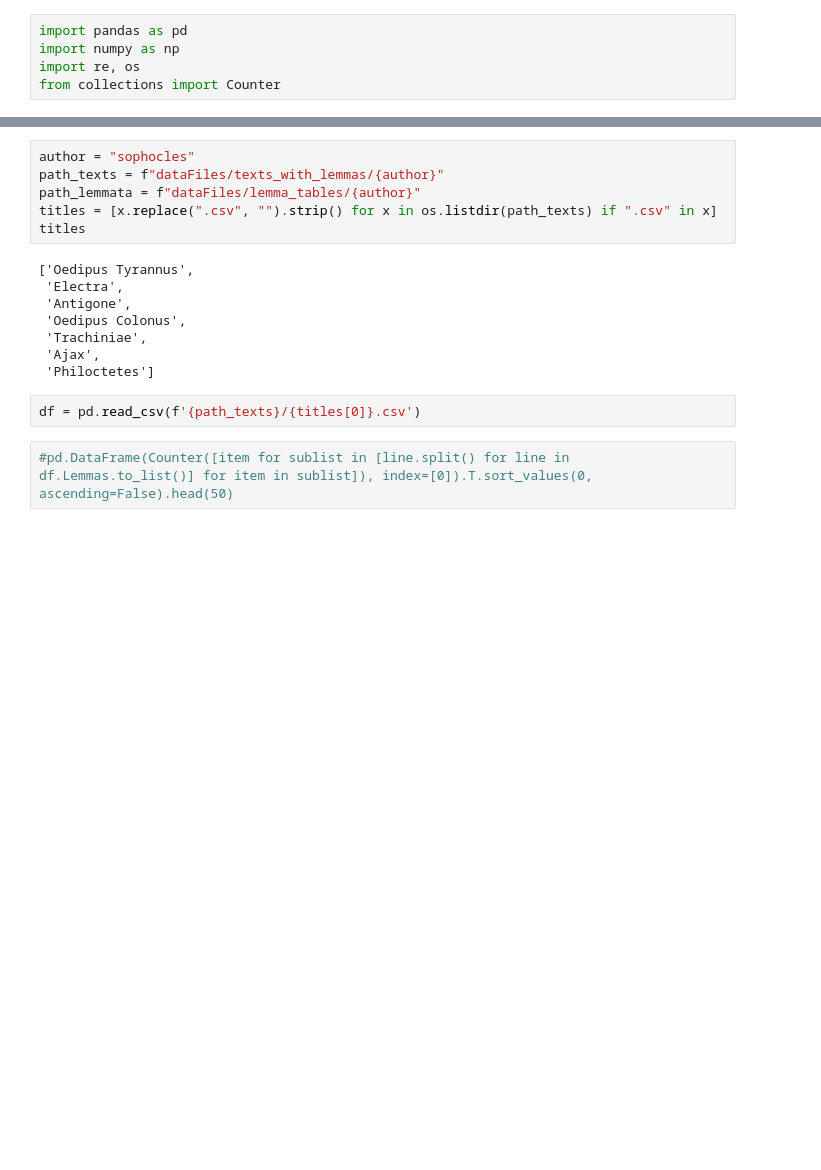
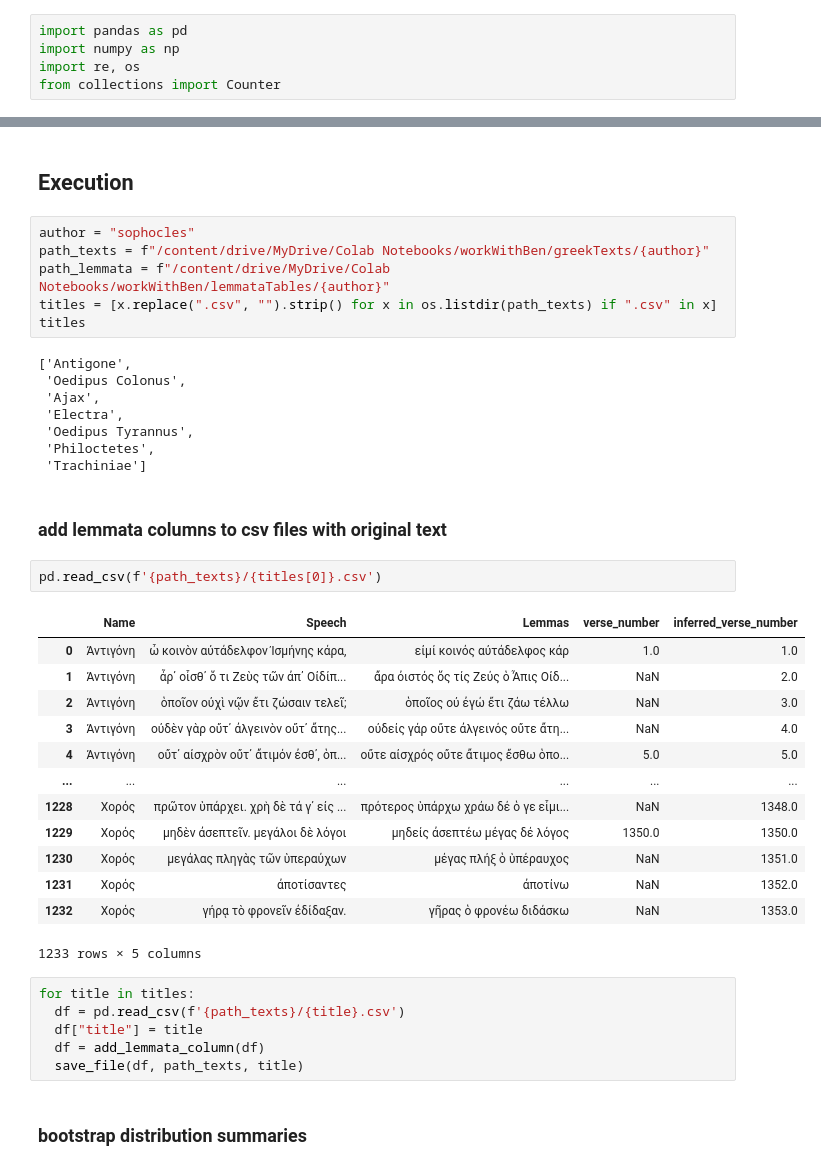
Before and after one commit to datamaunz/sophoclesApp, a Jupyter notebook: bootstrap_lemma_distributions.ipynb, the cells around one changed output, grey strips where cells are left out. Saved outputs shown, nothing was run; the diff lists cells and outputs as text; blank space fills up the shorter version.

```diff
--- a/bootstrap_lemma_distributions.ipynb
+++ b/bootstrap_lemma_distributions.ipynb
@@ -49,21 +100,45 @@ def save_file(df, path, title, first_col_as_index=True):
+# %% [markdown]
+## Execution
 # %%
 author = "sophocles"
-path_texts = f"dataFiles/texts_with_lemmas/{author}"
-path_lemmata = f"dataFiles/lemma_tables/{author}"
+path_texts = f"/content/drive/MyDrive/Colab Notebooks/workWithBen/greekTexts/{author}"
+path_lemmata = f"/content/drive/MyDrive/Colab Notebooks/workWithBen/lemmataTables/{author}"
 titles = [x.replace(".csv", "").strip() for x in os.listdir(path_texts) if ".csv" in x]
 titles
 # %% [output]
-['Oedipus Tyrannus',
+['Antigone',
+ 'Oedipus Colonus',
+ 'Ajax',
  'Electra',
- 'Antigone',
- 'Oedipus Colonus',
- 'Trachiniae',
- 'Ajax',
- 'Philoctetes']
+ 'Oedipus Tyrannus',
+ 'Philoctetes',
+ 'Trachiniae']
+# %% [markdown]
+### add lemmata columns to csv files with original text
 # %%
-df = pd.read_csv(f'{path_texts}/{titles[0]}.csv')
+pd.read_csv(f'{path_texts}/{titles[0]}.csv')
+# %% [output]
+|  | Name | Speech | Lemmas | verse_number | inferred_verse_number |
+| 0 | Ἀντιγόνη | ὦ κοινὸν αὐτάδελφον Ἰσμήνης κάρα, | εἰμί κοινός αὐτάδελφος κάρ | 1.0 | 1.0 |
+| 1 | Ἀντιγόνη | ἆρ᾽ οἶσθ᾽ ὅ τι Ζεὺς τῶν ἀπ᾽ Οἰδίπ... | ἄρα ὀιστός ὅς τίς Ζεύς ὁ Ἆπις Οἰδ... | NaN | 2.0 |
+| 2 | Ἀντιγόνη | ὁποῖον οὐχὶ νῷν ἔτι ζώσαιν τελεῖ; | ὁποῖος οὐ ἐγώ ἔτι ζάω τέλλω | NaN | 3.0 |
+| 3 | Ἀντιγόνη | οὐδὲν γὰρ οὔτ᾽ ἀλγεινὸν οὔτ᾽ ἄτης... | οὐδείς γάρ οὔτε ἀλγεινός οὔτε ἄτη... | NaN | 4.0 |
+| 4 | Ἀντιγόνη | οὔτ᾽ αἰσχρὸν οὔτ᾽ ἄτιμόν ἐσθ᾽, ὁπ... | οὔτε αἰσχρός οὔτε ἄτιμος ἔσθω ὁπο... | 5.0 | 5.0 |
+| ... | ... | ... | ... | ... | ... |
+| 1228 | Χορός | πρῶτον ὑπάρχει. χρὴ δὲ τά γ᾽ εἰς ... | πρότερος ὑπάρχω χράω δέ ὁ γε εἶμι... | NaN | 1348.0 |
+| 1229 | Χορός | μηδὲν ἀσεπτεῖν. μεγάλοι δὲ λόγοι | μηδείς ἀσεπτέω μέγας δέ λόγος | 1350.0 | 1350.0 |
+| 1230 | Χορός | μεγάλας πληγὰς τῶν ὑπεραύχων | μέγας πλήξ ὁ ὑπέραυχος | NaN | 1351.0 |
+| 1231 | Χορός | ἀποτίσαντες | ἀποτίνω | NaN | 1352.0 |
+| 1232 | Χορός | γήρᾳ τὸ φρονεῖν ἐδίδαξαν. | γῆρας ὁ φρονέω διδάσκω | NaN | 1353.0 |
+1233 rows × 5 columns
-# %%
-#pd.DataFrame(Counter([item for sublist in [line.split() for line in df.Lemmas.to_list()] for item in sublist]), index=[0]).T.sort_values(0, ascending=False).head(50)
+# %%
+for title in titles:
+  df = pd.read_csv(f'{path_texts}/{title}.csv')
+  df["title"] = title
+  df = add_lemmata_column(df)
+  save_file(df, path_texts, title)
+# %% [markdown]
+### bootstrap distribution summaries
 # %%
 number_of_iterations = 1000
 z_score = 1.96
```
Also changed, not shown: parts of 11 cells of this notebook.
